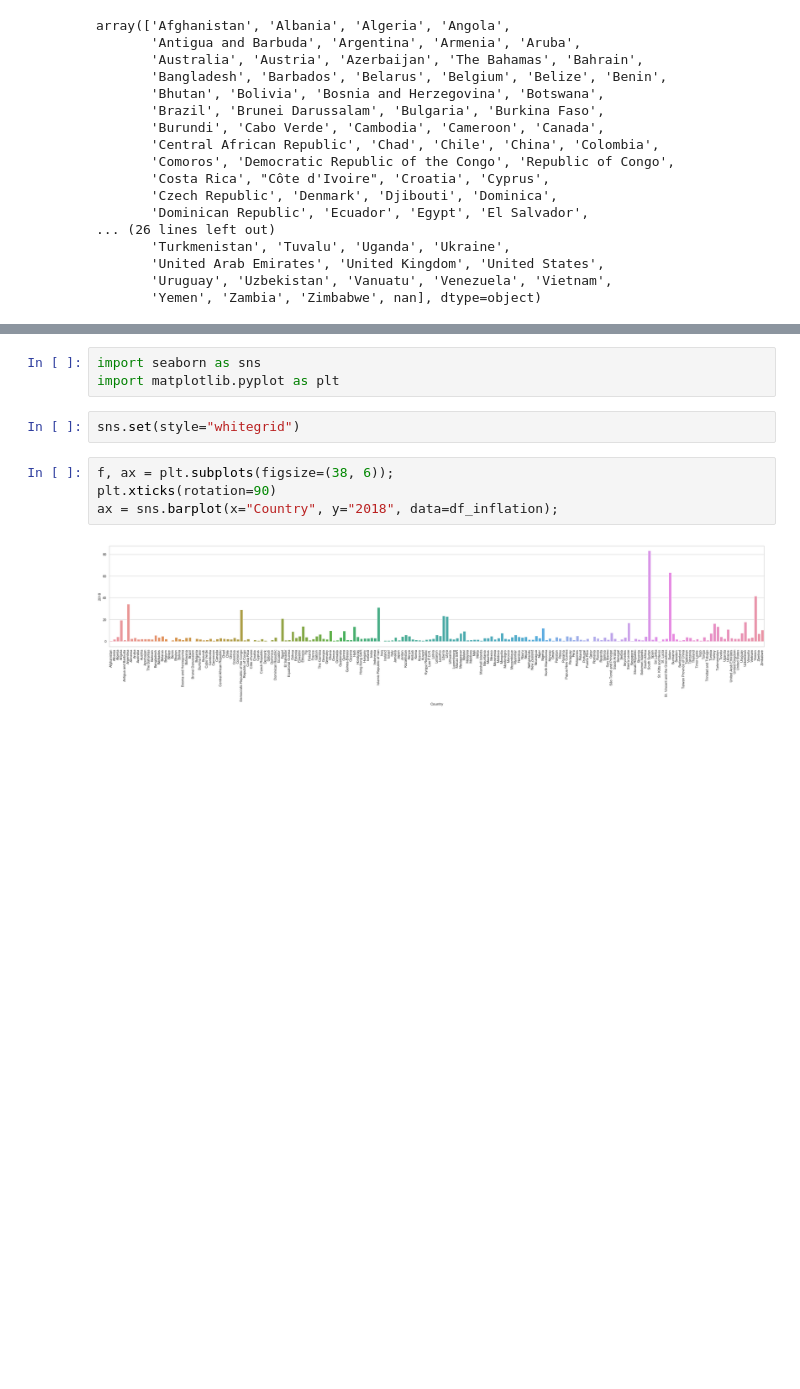
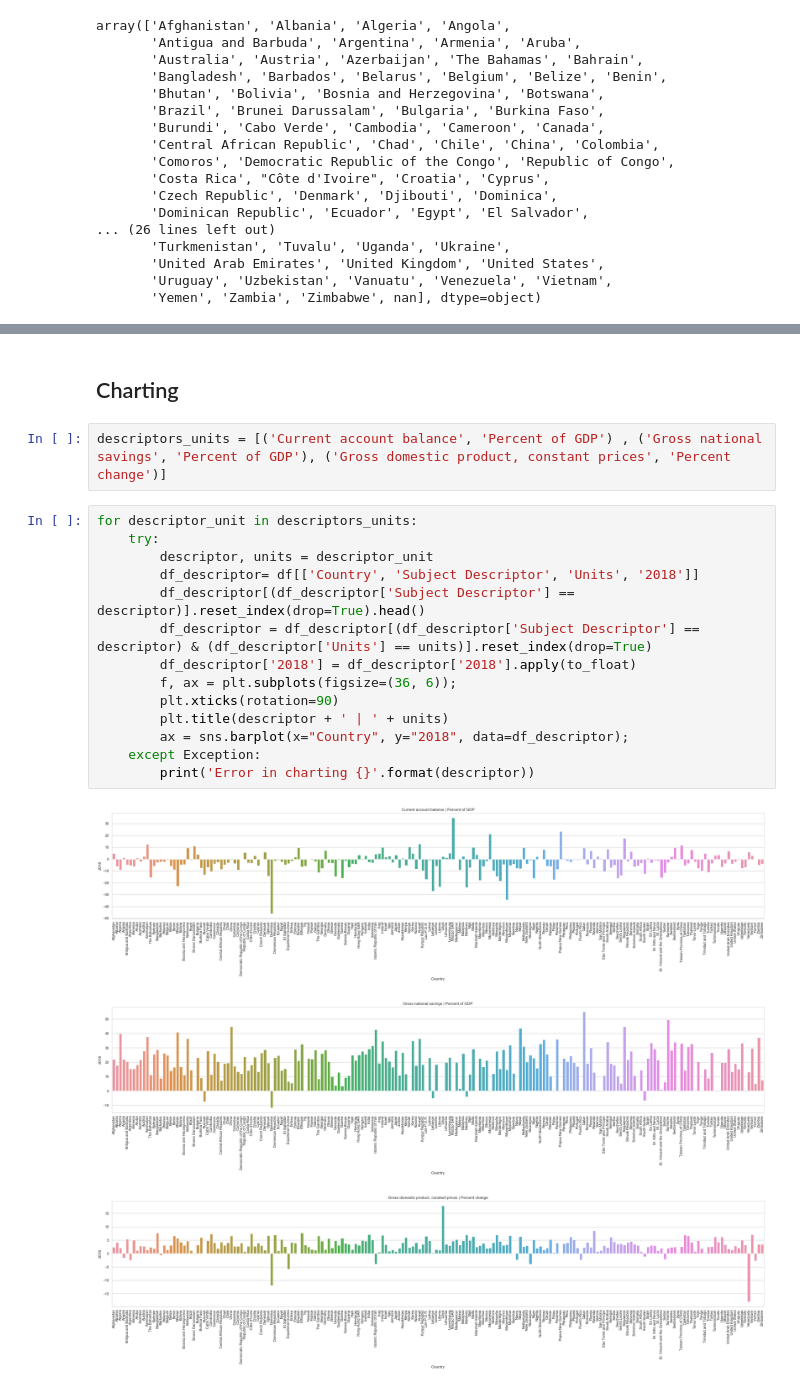
Before and after one commit to sraktale/pygn, a Jupyter notebook: scratch/sraktale/imf_gdp_analytics.ipynb, the cells around one changed output, grey strips where cells are left out. Saved outputs shown, nothing was run; the diff lists cells and outputs as text; blank space fills up the shorter version.

```diff
--- a/scratch/sraktale/imf_gdp_analytics.ipynb
+++ b/scratch/sraktale/imf_gdp_analytics.ipynb
@@ -101,11 +93,22 @@ df_inflation.head()
-# %%
-import seaborn as sns
-import matplotlib.pyplot as plt
-# %%
-sns.set(style="whitegrid")
-# %%
-f, ax = plt.subplots(figsize=(38, 6));
-plt.xticks(rotation=90)
-ax = sns.barplot(x="Country", y="2018", data=df_inflation);
-# %% [output]
-[figure, removed]
+# %% [markdown]
+## Charting
+# %%
+descriptors_units = [('Current account balance', 'Percent of GDP') , ('Gross national savings', 'Percent of GDP'), ('Gross domestic product, constant prices', 'Percent change')]
+# %%
+for descriptor_unit in descriptors_units:
+    try:
+        descriptor, units = descriptor_unit
+        df_descriptor= df[['Country', 'Subject Descriptor', 'Units', '2018']]
+        df_descriptor[(df_descriptor['Subject Descriptor'] == descriptor)].reset_index(drop=True).head()
+        df_descriptor = df_descriptor[(df_descriptor['Subject Descriptor'] == descriptor) & (df_descriptor['Units'] == units)].reset_index(drop=True)
+        df_descriptor['2018'] = df_descriptor['2018'].apply(to_float)
+        f, ax = plt.subplots(figsize=(36, 6));
+        plt.xticks(rotation=90)
+        plt.title(descriptor + ' | ' + units)
+        ax = sns.barplot(x="Country", y="2018", data=df_descriptor);
+    except Exception:
+        print('Error in charting {}'.format(descriptor))
+# %% [output]
+[figure, added]
+[figure, added]
+[figure, added]
```
Also changed, not shown: parts of 15 cells of this notebook.
